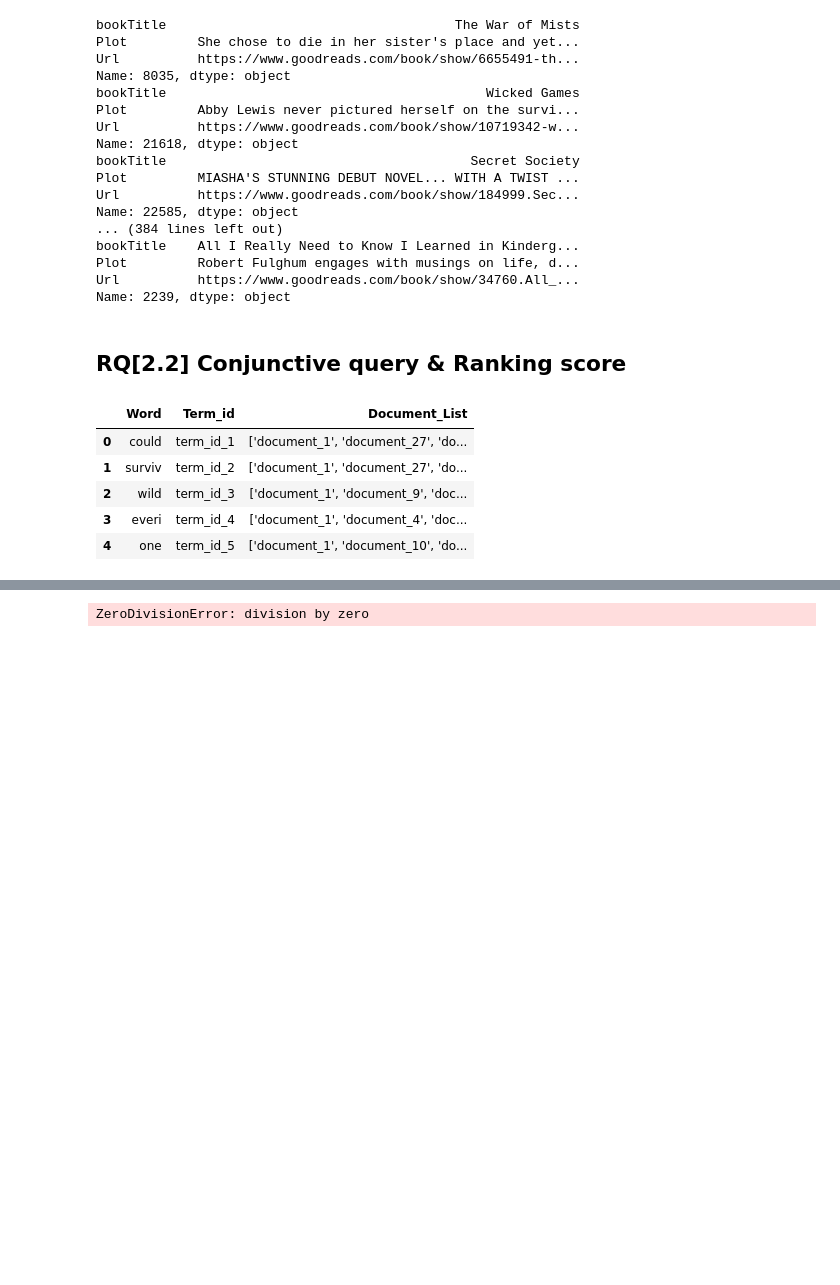
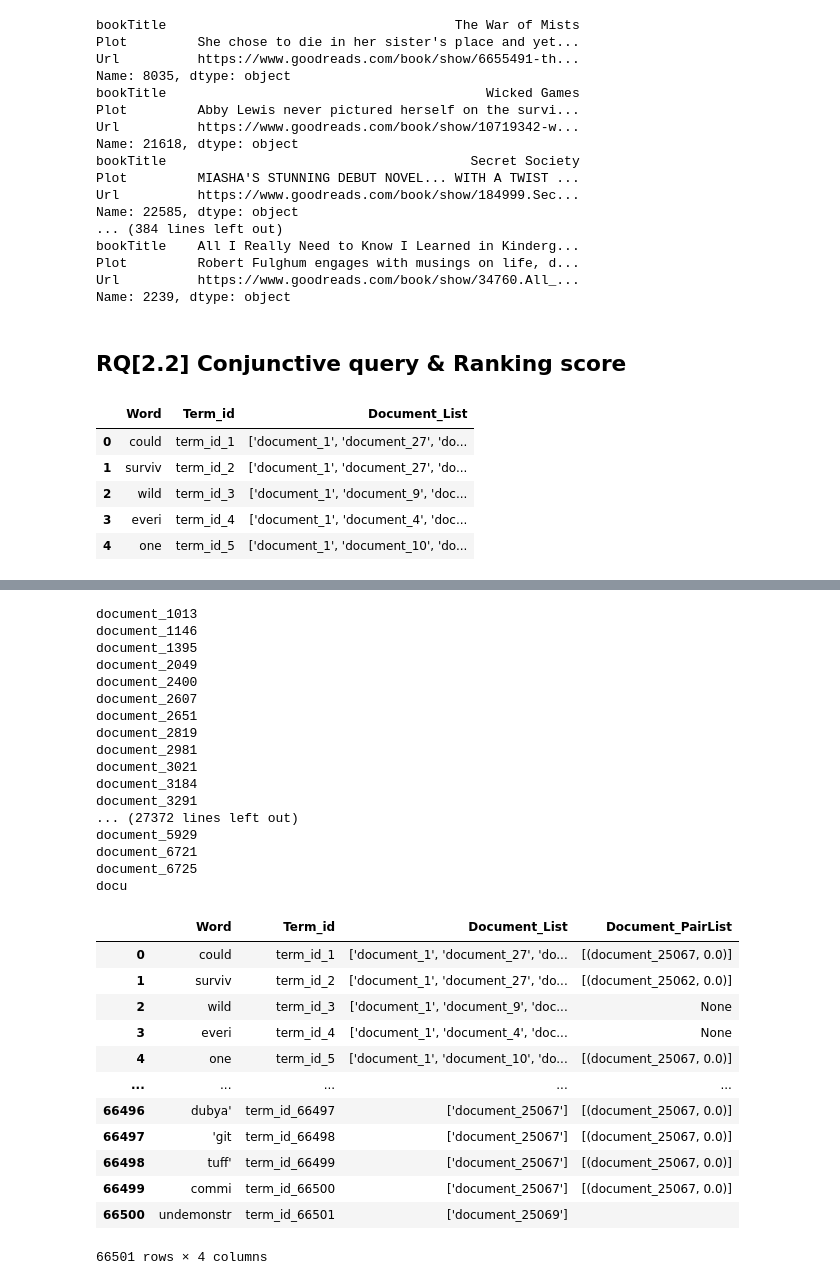
Before and after one commit to Jeremy98-alt/ADM-HW3, a Jupyter notebook: ADM-HW3.ipynb, the cells around one changed output, grey strips where cells are left out. Saved outputs shown, nothing was run; the diff lists cells and outputs as text; code cells hidden in the pictures; blank space fills up the shorter version.

```diff
--- a/ADM-HW3.ipynb
+++ b/ADM-HW3.ipynb
@@ -150,10 +150,9 @@ for i in range(1, 101):
     filenames = os.listdir(path + '/' + str(i))
 
     for file in filenames:
-        with open('./article_'+str(file.split("_")[1])+'.tsv', 'w', encoding="utf-8", newline='') as out_file:
+        with open(path + '/' + str(i) + './article_'+str(file.split("_")[1].replace(".html", ""))+'.tsv', 'w', encoding="utf-8", newline='') as out_file:
             tsv_writer = csv.writer(out_file, delimiter='\t')
             tsv_writer.writerow(['bookTitle', 'bookSeries', 'bookAuthors', 'ratingValue',
                             'ratingCount', 'reviewCount', 'Plot', 'NumberofPages', 'Published',
                             'Characters', 'Setting', 'Url'])
             scrap_book(tsv_writer, path + '/' + str(i) + "/" + file)
-            tsv_write.close()
@@ -382,27 +413,58 @@ inv_lst
 # %%
 import math
 
 for i, row in inv_lst.iterrows():
     lst_doc = make_it_string(inv_lst.at[i, 'Document_List'])
     for doc in lst_doc:
-        number_doc = int(doc.split("_")[1])
+        try:
+            number_doc = int(doc.split("_")[1])
 
-        interested_row = df.at[number_doc, "Plot"]
+            interested_row = df.at[number_doc, "Plot"]
 
-        tf = interested_row.count(inv_lst.at[i, "Word"]) / len(interested_row)
+            tf = interested_row.count(inv_lst.at[i, "Word"]) / len(interested_row)
 
-        idf = math.log(len(df)/len(doc))
+            idf = math.log(len(df)/len(doc))
 
-        tf_idf = round(tf * idf, 3)
+            tf_idf = round(tf * idf, 3)
 
-        if not inv_lst.at[i, "Document_PairList"]:
-            inv_lst.at[i, "Document_PairList"] = [(doc, tf_idf)]
-        else:
-            inv_lst.at[i, "Document_PairList"] = inv_lst.at[i, "Document_PairList"].append((doc, tf_idf))
-
+            if not inv_lst.at[i, "Document_PairList"]:
+                inv_lst.at[i, "Document_PairList"] = [(doc, tf_idf)]
+            else:
+                inv_lst.at[i, "Document_PairList"] = inv_lst.at[i, "Document_PairList"].append((doc, tf_idf))
+        except:
+            print(doc)
 inv_lst
 # %% [output]
-ZeroDivisionError: division by zero
+document_1013
+document_1146
+document_1395
+document_2049
+document_2400
+document_2607
+document_2651
+document_2819
+document_2981
+document_3021
+document_3184
+document_3291
+... (27372 lines left out)
+document_5929
+document_6721
+document_6725
+docu
+|  | Word | Term_id | Document_List | Document_PairList |
+| 0 | could | term_id_1 | ['document_1', 'document_27', 'do... | [(document_25067, 0.0)] |
+| 1 | surviv | term_id_2 | ['document_1', 'document_27', 'do... | [(document_25062, 0.0)] |
+| 2 | wild | term_id_3 | ['document_1', 'document_9', 'doc... | None |
+| 3 | everi | term_id_4 | ['document_1', 'document_4', 'doc... | None |
+| 4 | one | term_id_5 | ['document_1', 'document_10', 'do... | [(document_25067, 0.0)] |
+| ... | ... | ... | ... | ... |
+| 66496 | dubya' | term_id_66497 | ['document_25067'] | [(document_25067, 0.0)] |
+| 66497 | 'git | term_id_66498 | ['document_25067'] | [(document_25067, 0.0)] |
+| 66498 | tuff' | term_id_66499 | ['document_25067'] | [(document_25067, 0.0)] |
+| 66499 | commi | term_id_66500 | ['document_25067'] | [(document_25067, 0.0)] |
+| 66500 | undemonstr | term_id_66501 | ['document_25069'] |  |
+66501 rows × 4 columns
 # %%
 with open('./inverted_list_2.tsv', 'w', encoding="utf-8", newline='') as out_file:
     tsv_writer = csv.writer(out_file, delimiter='\t')
```
Also changed, not shown: parts of 2 cells of this notebook.
